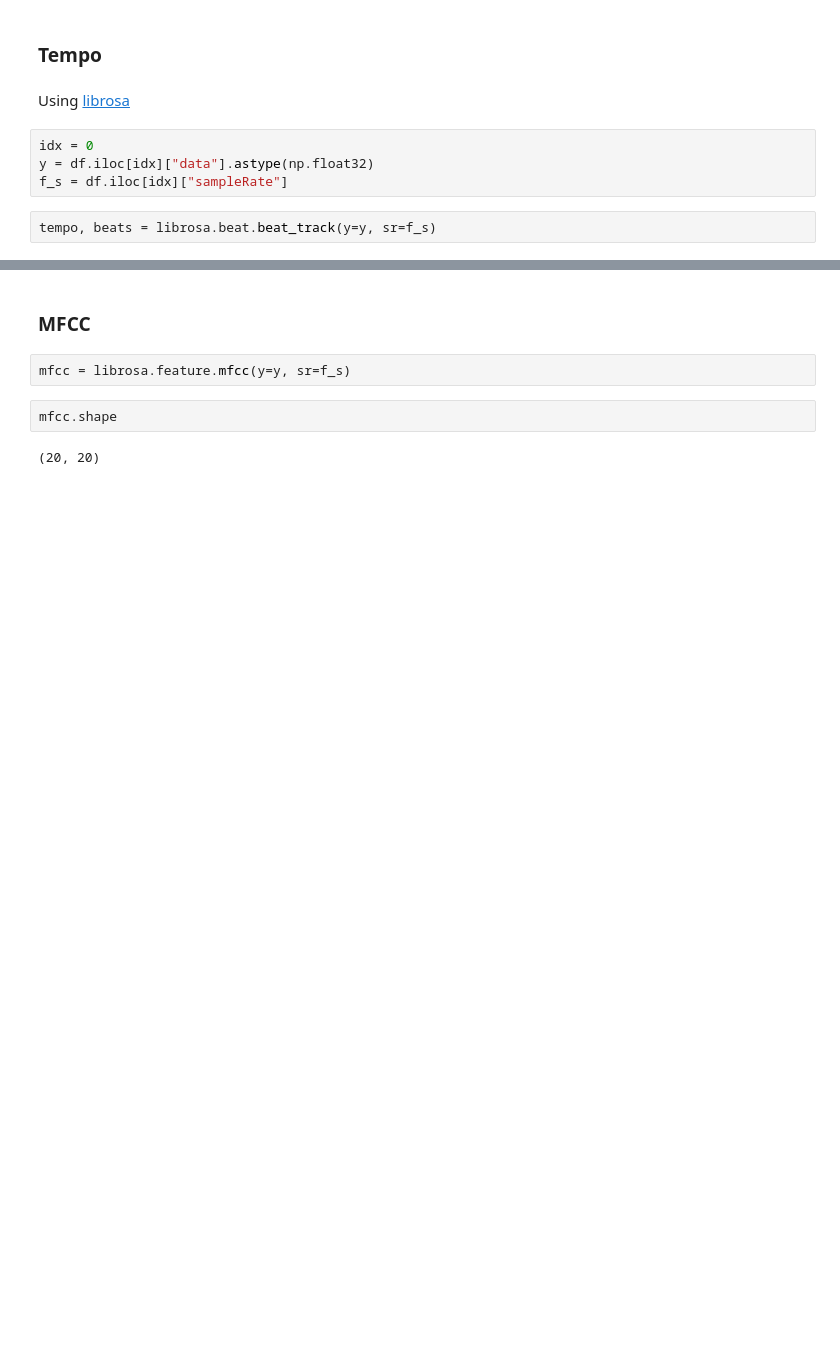
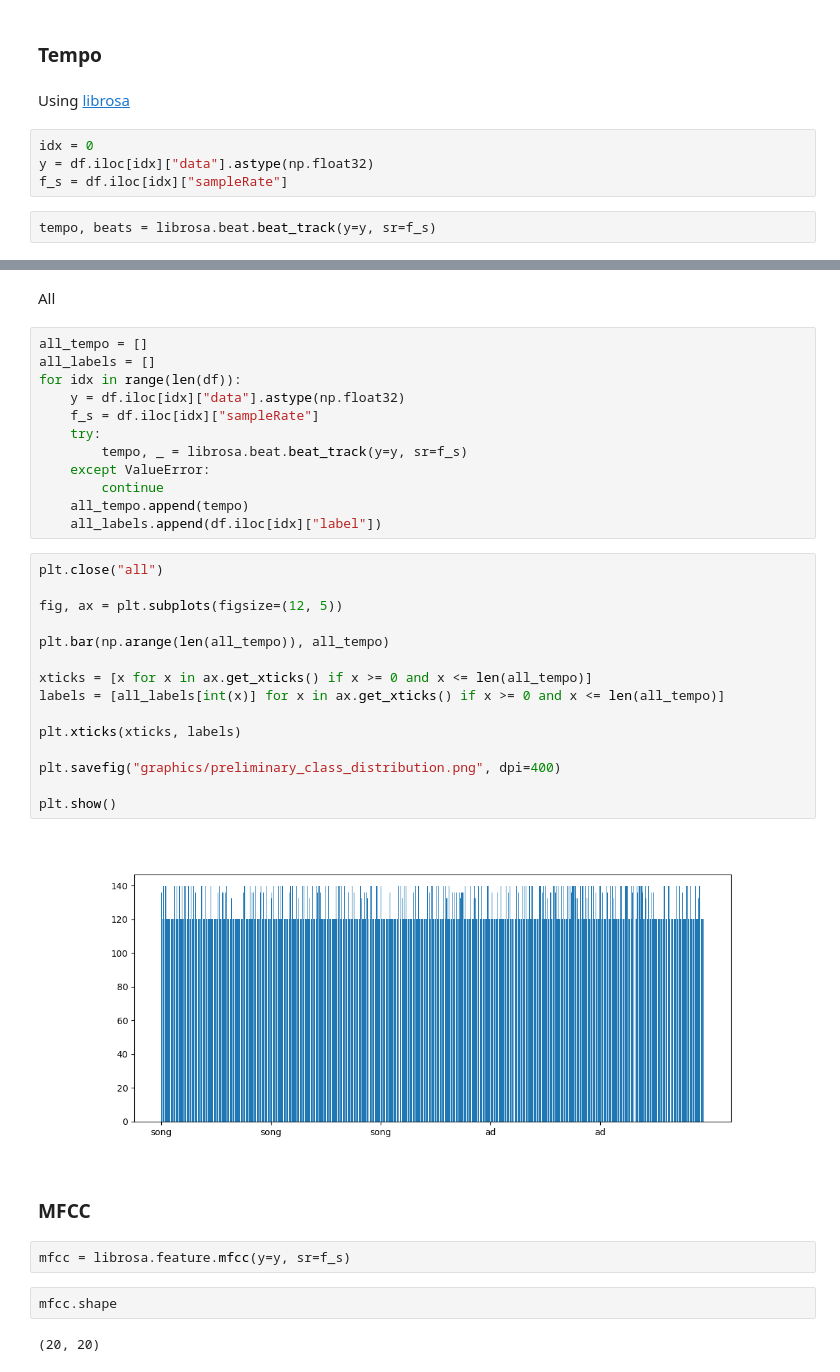
Before and after one commit to sion23/radio-adblock, a Jupyter notebook: preliminary.ipynb, the cells around one changed output, grey strips where cells are left out. Cells and saved outputs as stored; diff of their text form; blank space fills up the shorter version.

```diff
--- a/preliminary.ipynb
+++ b/preliminary.ipynb
@@ -102,3 +117,34 @@ tempo
+# %% [markdown]
+All
+# %%
+all_tempo = []
+all_labels = []
+for idx in range(len(df)):
+    y = df.iloc[idx]["data"].astype(np.float32)
+    f_s = df.iloc[idx]["sampleRate"]
+    try:
+        tempo, _ = librosa.beat.beat_track(y=y, sr=f_s)
+    except ValueError:
+        continue
+    all_tempo.append(tempo)
+    all_labels.append(df.iloc[idx]["label"])
+# %%
+plt.close("all")
+
+fig, ax = plt.subplots(figsize=(12, 5))
+
+plt.bar(np.arange(len(all_tempo)), all_tempo)
+
+xticks = [x for x in ax.get_xticks() if x >= 0 and x <= len(all_tempo)]
+labels = [all_labels[int(x)] for x in ax.get_xticks() if x >= 0 and x <= len(all_tempo)]
+
+plt.xticks(xticks, labels)
+
+plt.savefig("graphics/preliminary_class_distribution.png", dpi=400)
+
+plt.show()
+# %% [output]
+[figure, added]
 # %% [markdown]
 ### MFCC
 # %%
```
Also changed, not shown: parts of 14 cells of this notebook, 4 other files.
